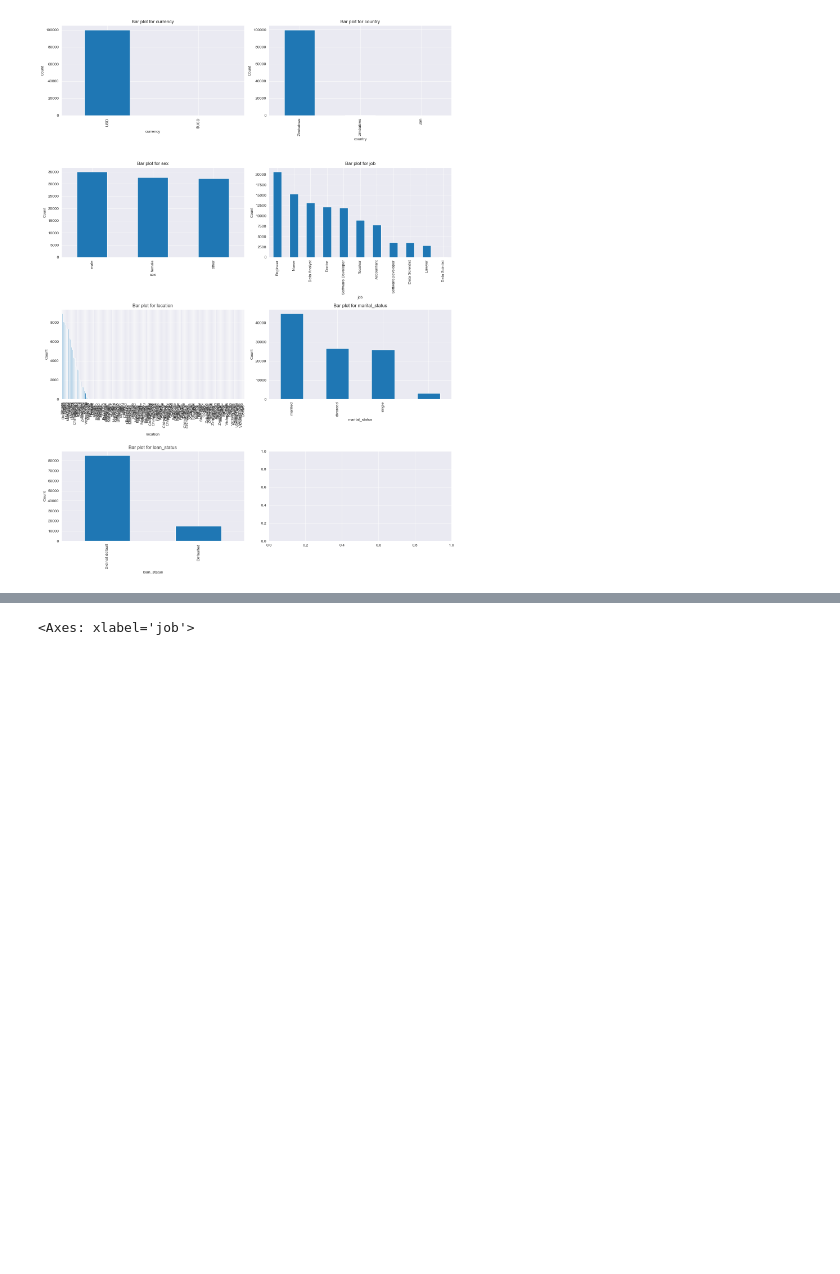
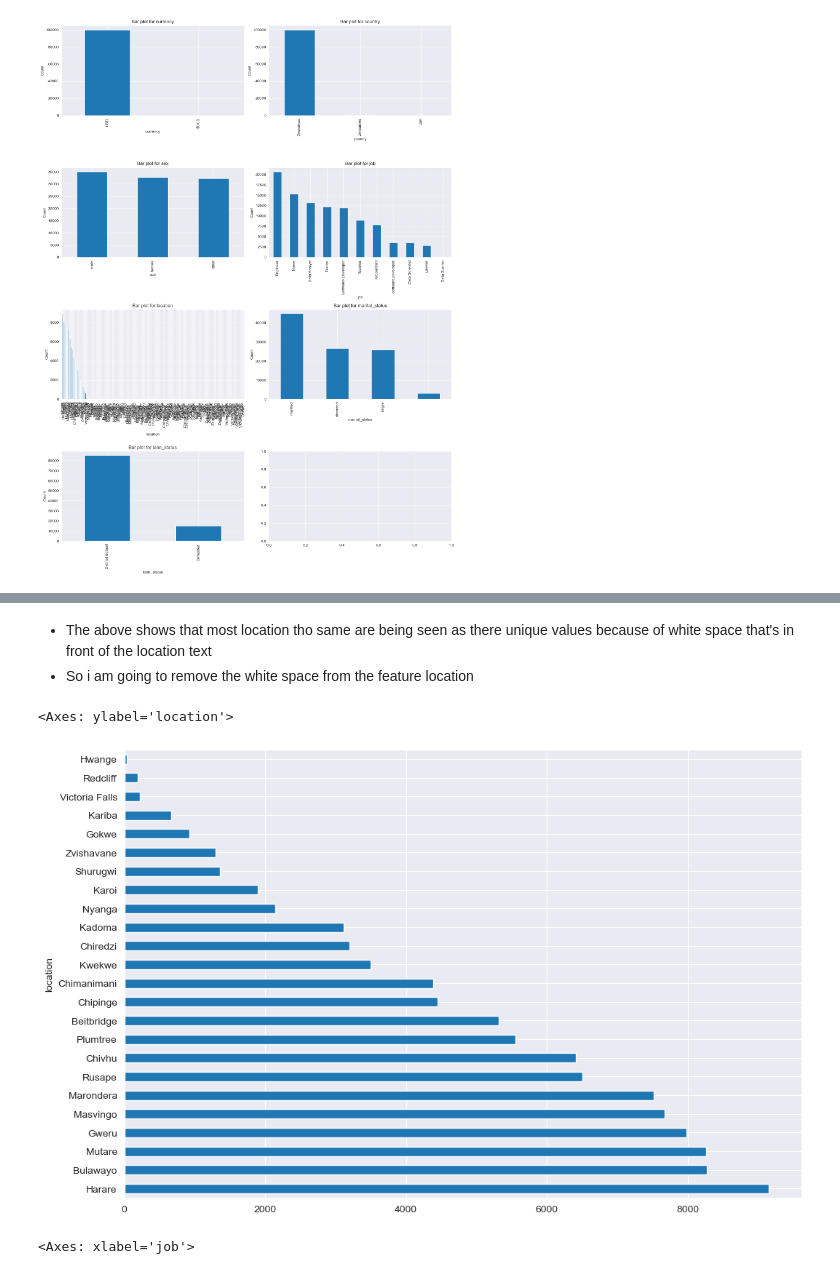
Before and after one commit to kudzaiprichard/loan_prediction_api, a Jupyter notebook: probability_of_default.ipynb, the cells around one changed output, grey strips where cells are left out. Saved outputs shown, nothing was run; the diff lists cells and outputs as text; code cells hidden in the pictures; blank space fills up the shorter version.

```diff
--- a/probability_of_default.ipynb
+++ b/probability_of_default.ipynb
@@ -201,3 +223,13 @@ plot_features(features, data)
+# %% [markdown]
+* The above shows that most location tho same are being seen as there unique values because of white space that's in front of the location text
+* So i am going to remove the white space from the feature location
+# %%
+data["location"] = data["location"].str.strip()
+# Plotting
+data["location"].value_counts().plot(kind='barh', figsize=(12, 8))
+# %% [output]
+<Axes: ylabel='location'>
+[figure, added]
 # %%
 data["job"].value_counts().plot(kind="bar")
 # %% [output]
```
Also changed, not shown: parts of 97 cells of this notebook.
